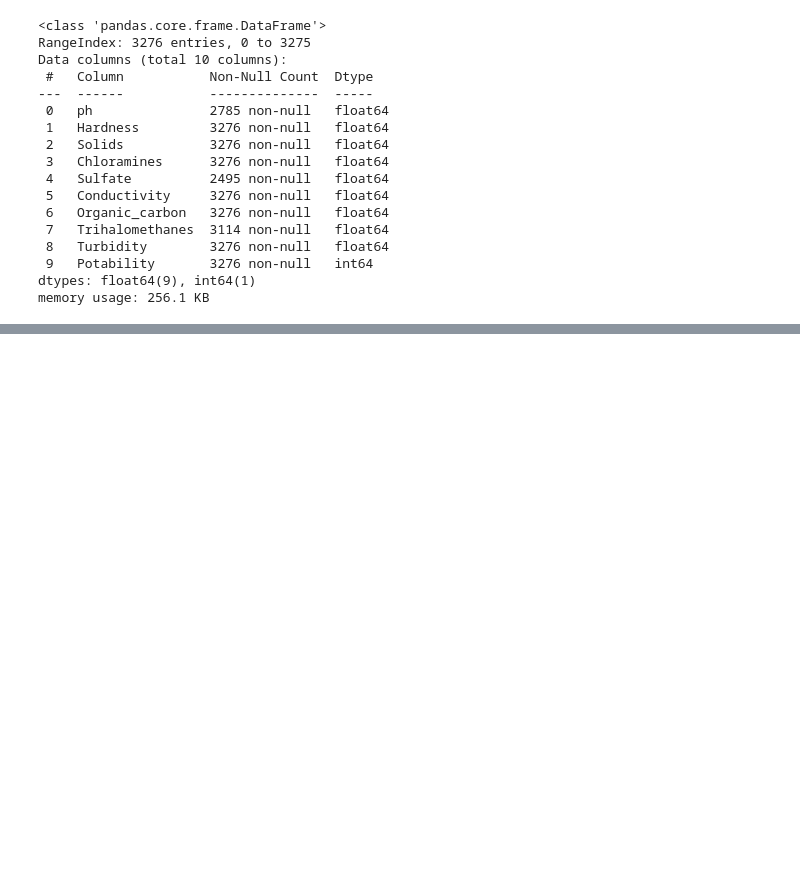
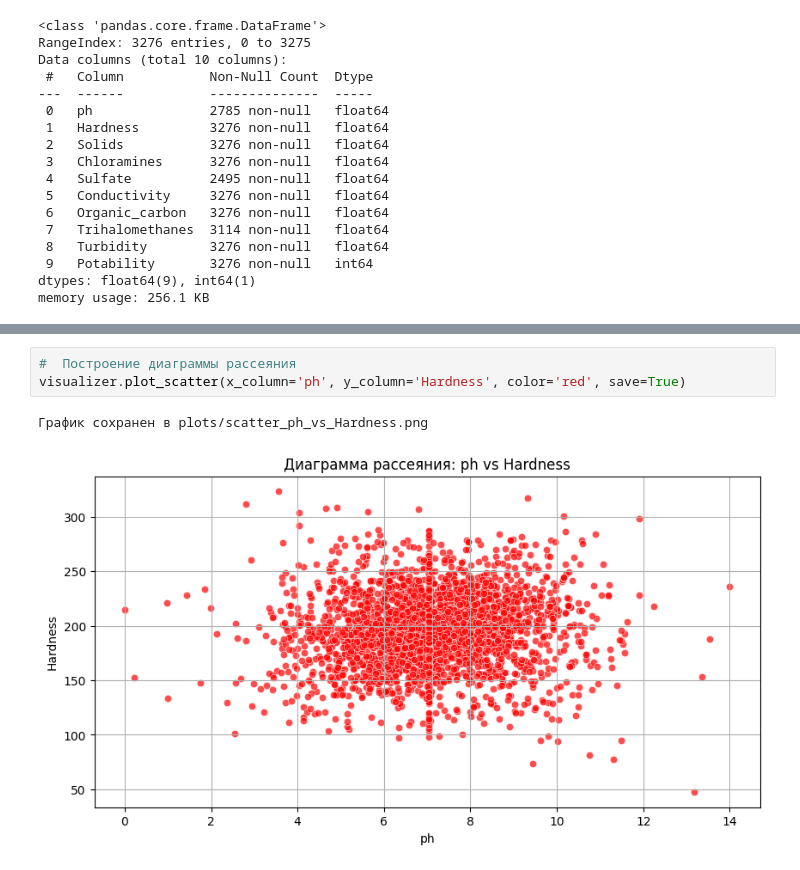
Before and after one commit to lyubashaa/data_science, a Jupyter notebook: HW2/HW2.ipynb, the cells around one changed output, grey strips where cells are left out. Cells and saved outputs as stored; diff of their text form; blank space fills up the shorter version.

```diff
--- a/HW2/HW2.ipynb
+++ b/HW2/HW2.ipynb
@@ -55,0 +138,6 @@ df.describe()
+# %%
+#  Построение диаграммы рассеяния
+visualizer.plot_scatter(x_column='ph', y_column='Hardness', color='red', save=True)
+# %% [output]
+График сохранен в plots/scatter_ph_vs_Hardness.png
+[figure, added]
```
Also changed, not shown: parts of 8 cells of this notebook, 8 other files.
